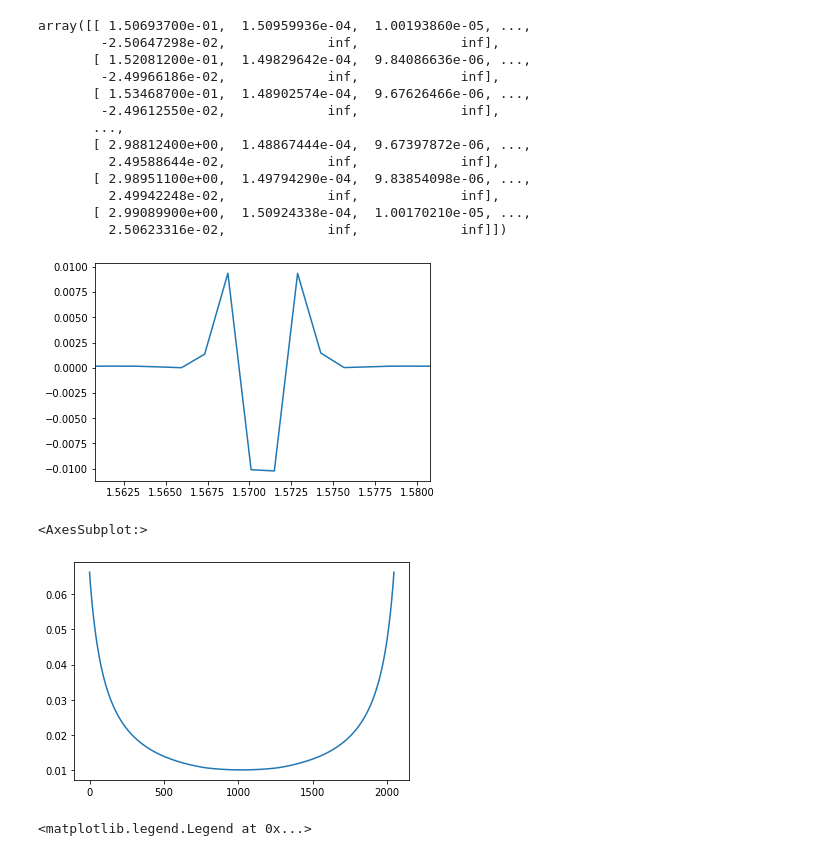
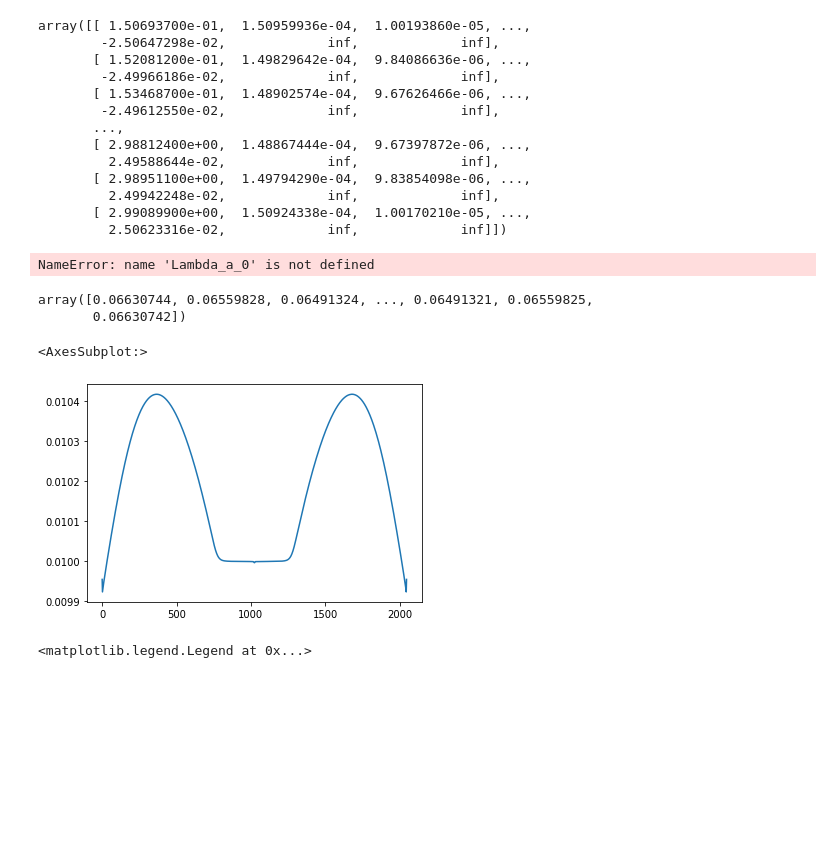
Before and after one commit to rasmus98/SelfSimilarDisc, a Jupyter notebook: Untitled.ipynb, the cells around one changed output. Drawn from its saved outputs; the diff is of its cells as text; code cells hidden in the pictures; blank space fills up the shorter version.

```diff
--- a/Untitled.ipynb
+++ b/Untitled.ipynb
@@ -455,6 +123,10 @@ array([[ 1.50693700e-01,  1.50959936e-04,  1.00193860e-05, ...,
 import pandas as pd
 import re
 import os
+from spherical_fields import *
+from mhd_system import *
+from settings import Settings
+
 def read_lesur(filename):
     global data
     data = pd.read_csv(filename, skiprows=6, delimiter="\t+", engine='python')
@@ -466,26 +138,32 @@ def read_lesur(filename):
     rho = ScalarField(data.rho.to_numpy(), -3/2, theta)
     v = VectorField(data.vr.to_numpy(), data.vtheta.to_numpy(), data.vphi.to_numpy(), -1/2, theta)
     B = VectorField(data.Br.to_numpy(), data.Btheta.to_numpy(), data.Bphi.to_numpy(), -5/4, theta)
-    cs = np.sqrt((data.P/data.rho).to_numpy())
+    cs = ScalarField(pad(np.sqrt((data.P/data.rho).to_numpy()), 2), 0, pad(theta, 2, False), prescription="cylindrical")
     beta, Rm_0, Lambda_a_0 = [float(x) for x in re.findall("=(inf|[^-]+)", filename)]
     lambda_ = 3
-    return Simulation(theta, cs, Lambda_a_0, Rm_0, lambda_, rho, v, B)
+    settings = Settings(cs, Lambda_a_0, Rm_0, lambda_, beta = 0, Sigma = 0)
+    return mhd_system(settings)
 
 
-for file in os.listdir("PPDwind"):
+for file in os.listdir("../PPDwind"):
     if ".dat" in file:
-        sim = read_lesur("PPDwind/" + file)
+        sim = read_lesur("../PPDwind/" + file)
         #plt.plot(theta,cs2.v)
         plt.plot(theta[1:-1],(rho*v).div().v)
         plt.xlim(np.pi/2-0.01, np.pi/2+0.01)
         break
 # %% [output]
-[figure, removed]
+NameError: name 'Lambda_a_0' is not defined
 # %%
-(data.P/data.rho).plot()
+(data.P/data.rho).to_numpy()
 # %% [output]
-<AxesSubplot:>
+array([0.06630744, 0.06559828, 0.06491324, ..., 0.06491321, 0.06559825,
+       0.06630742])
-[figure, removed]
+# %%
+(np.sin(data.theta) * data.P/data.rho).plot()
+# %% [output]
+<AxesSubplot:>
+[figure, added]
 # %%
 
 plt.plot(B.theta_grid, B.v_r, color="blue")
```
Also changed, not shown: parts of 2 cells of this notebook, 7 other files.
